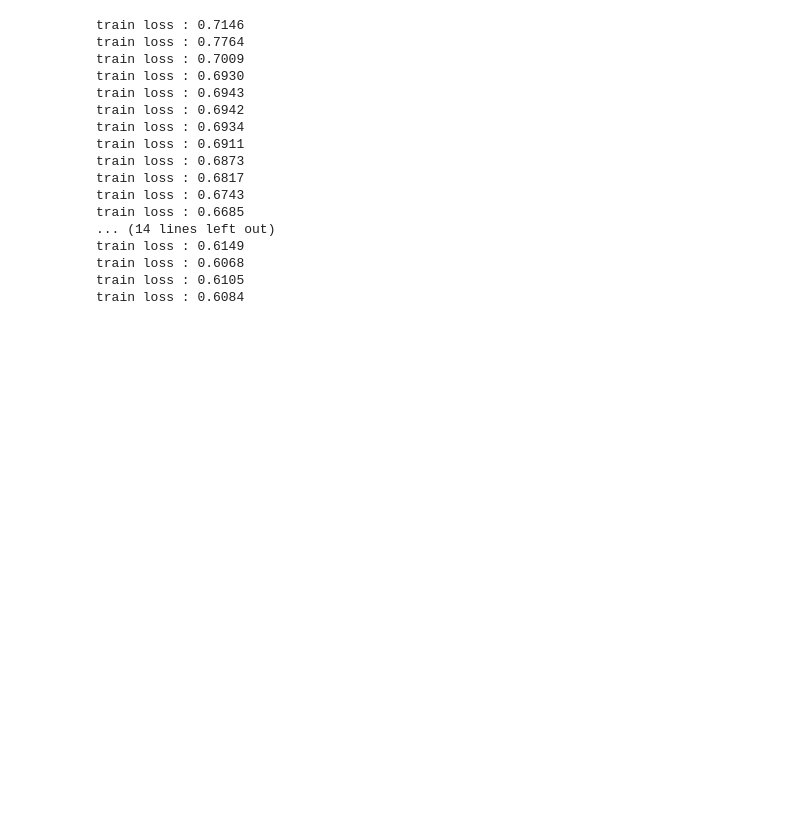
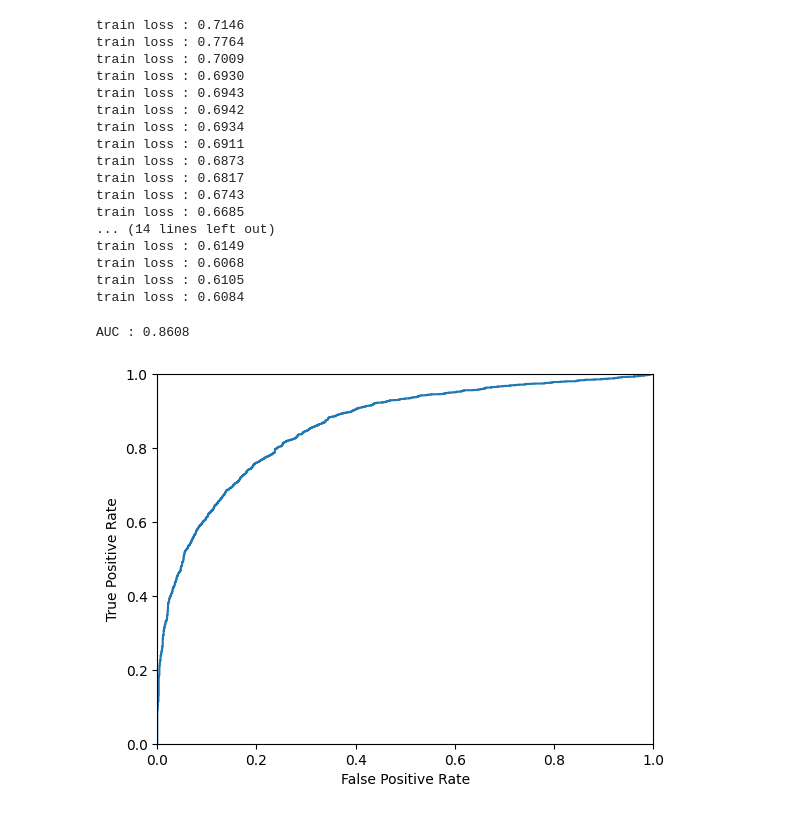
Before and after one commit to maton369/Network_ML, a Jupyter notebook: chapter6/main.ipynb, the cells around one changed output. Saved outputs shown, nothing was run; the diff lists cells and outputs as text; code cells hidden in the pictures; blank space fills up the shorter version.

```diff
--- a/chapter6/main.ipynb
+++ b/chapter6/main.ipynb
@@ -575,3 +575,31 @@ train loss : 0.6149
 train loss : 0.6068
 train loss : 0.6105
 train loss : 0.6084
+# %%
+from sklearn.metrics import roc_auc_score
+
+# 評価データに対する推論
+with torch.no_grad():
+    link_pred_model.eval()
+    out = link_pred_model(test_data, test_data.edge_label_index)
+    y_true = test_data.edge_label.numpy()
+    y_pred = out.numpy()
+
+# AUCの計算
+print(f"AUC : {roc_auc_score(y_true, y_pred):.4f}")
+# %% [output]
+AUC : 0.8608
+# %%
+import matplotlib.pyplot as plt
+from sklearn.metrics import roc_curve
+
+# ROC曲線の描画
+fpr, tpr, _ = roc_curve(y_true, y_pred)
+plt.plot(fpr, tpr)
+plt.xlim([0, 1])
+plt.ylim([0, 1])
+plt.xlabel("False Positive Rate")
+plt.ylabel("True Positive Rate")
+plt.show()
+# %% [output]
+[figure, added]
```
